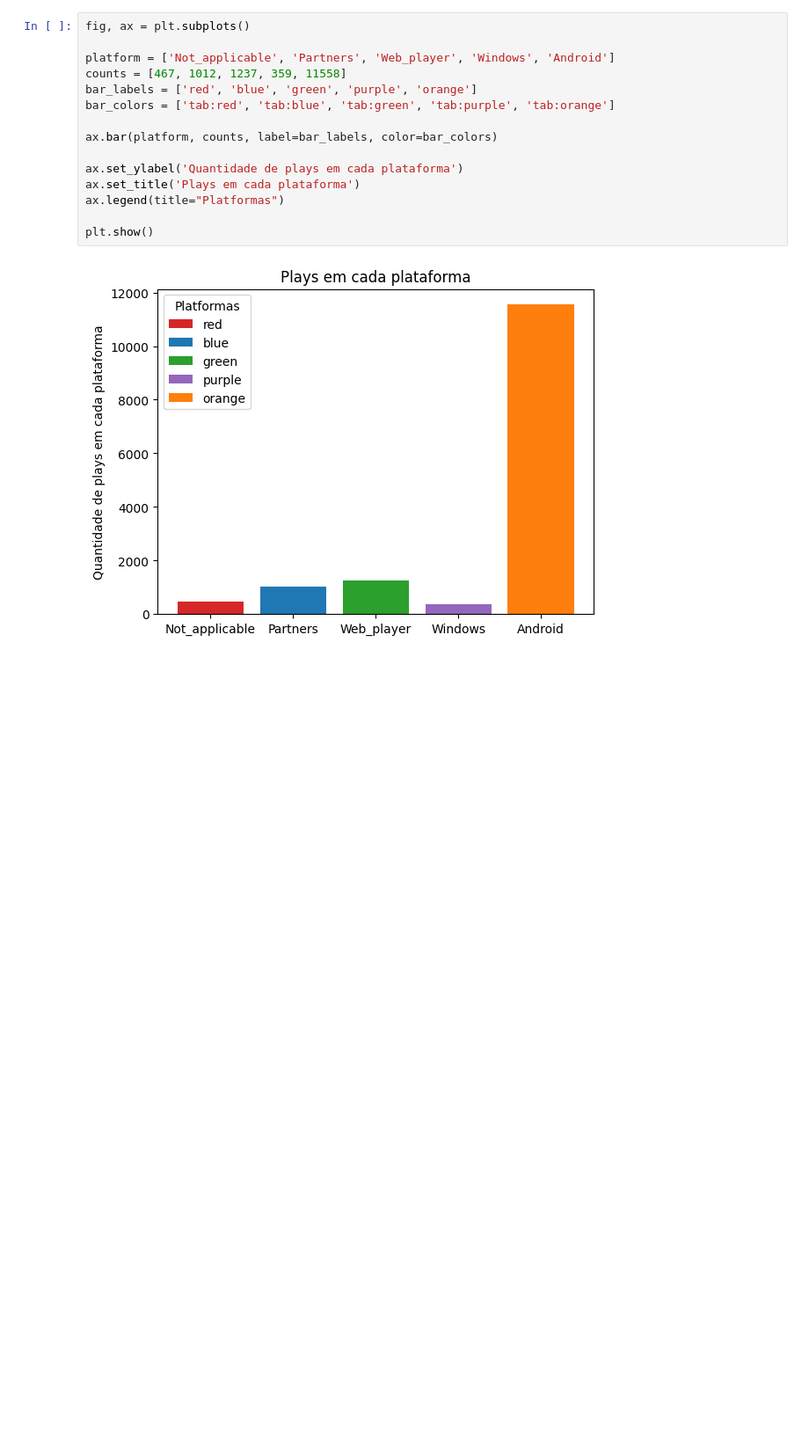
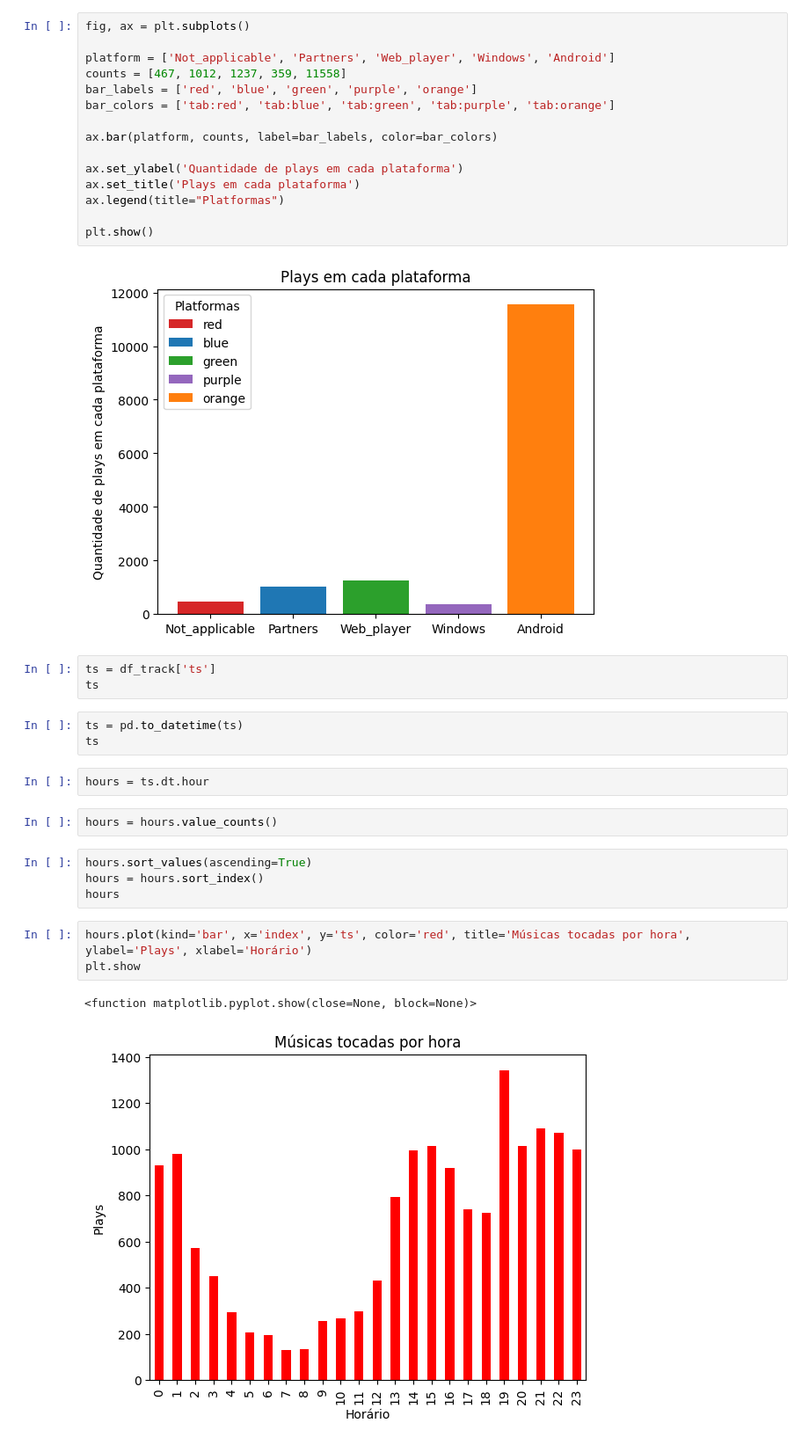
Before and after one commit to mickiedaniel/Spotify, a Jupyter notebook: Spotify.ipynb, the cells around one changed output. Shown: that part at 88% size. Saved outputs shown, nothing was run; the diff lists cells and outputs as text; blank space fills up the shorter version.

```diff
--- a/Spotify.ipynb
+++ b/Spotify.ipynb
@@ -234,3 +175,23 @@ ax.legend(title="Platformas")
 plt.show()
 # %% [output]
 [figure]
+# %%
+ts = df_track['ts']
+ts
+# %%
+ts = pd.to_datetime(ts)
+ts
+# %%
+hours = ts.dt.hour
+# %%
+hours = hours.value_counts()
+# %%
+hours.sort_values(ascending=True)
+hours = hours.sort_index()
+hours
+# %%
+hours.plot(kind='bar', x='index', y='ts', color='red', title='Músicas tocadas por hora', ylabel='Plays', xlabel='Horário')
+plt.show
+# %% [output]
+<function matplotlib.pyplot.show(close=None, block=None)>
+[figure, added]
```
Also changed, not shown: parts of 10 cells of this notebook.
